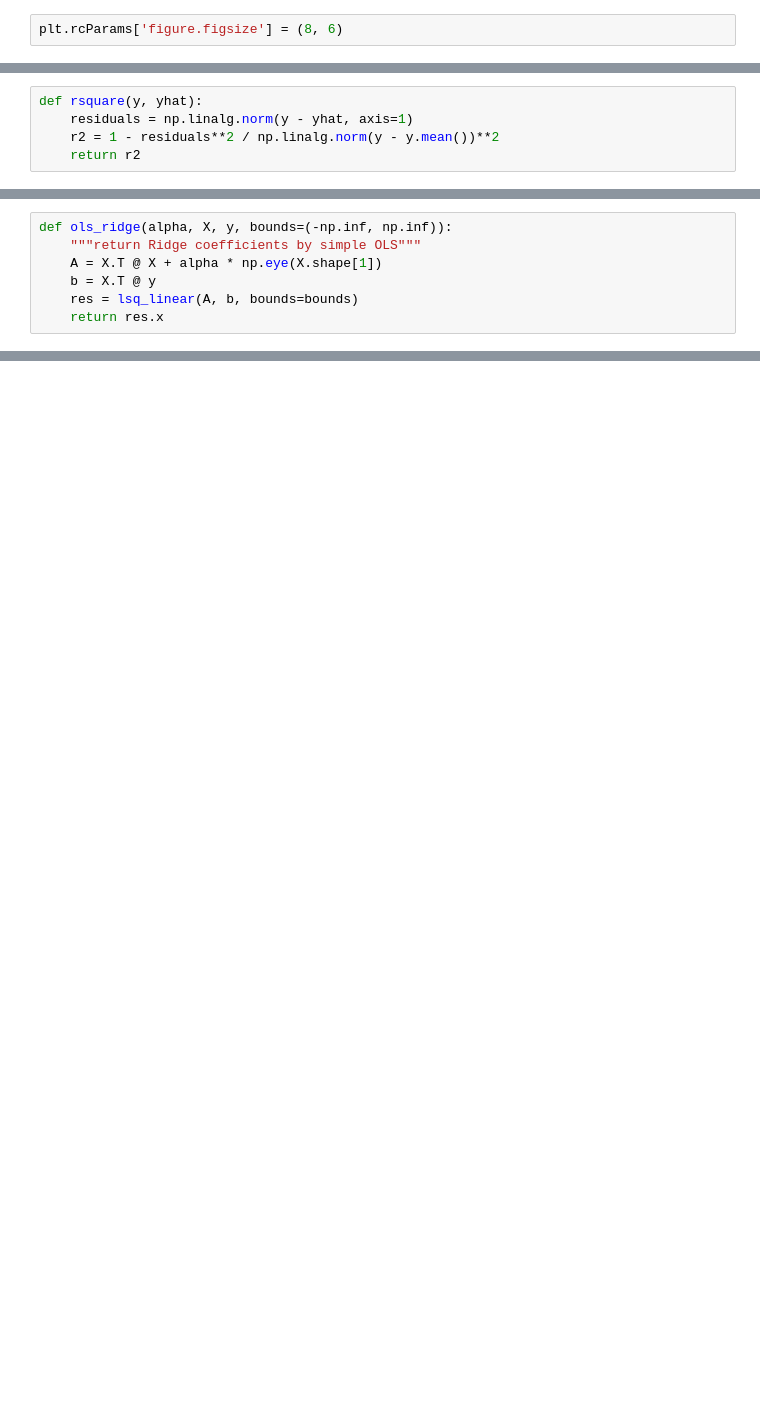
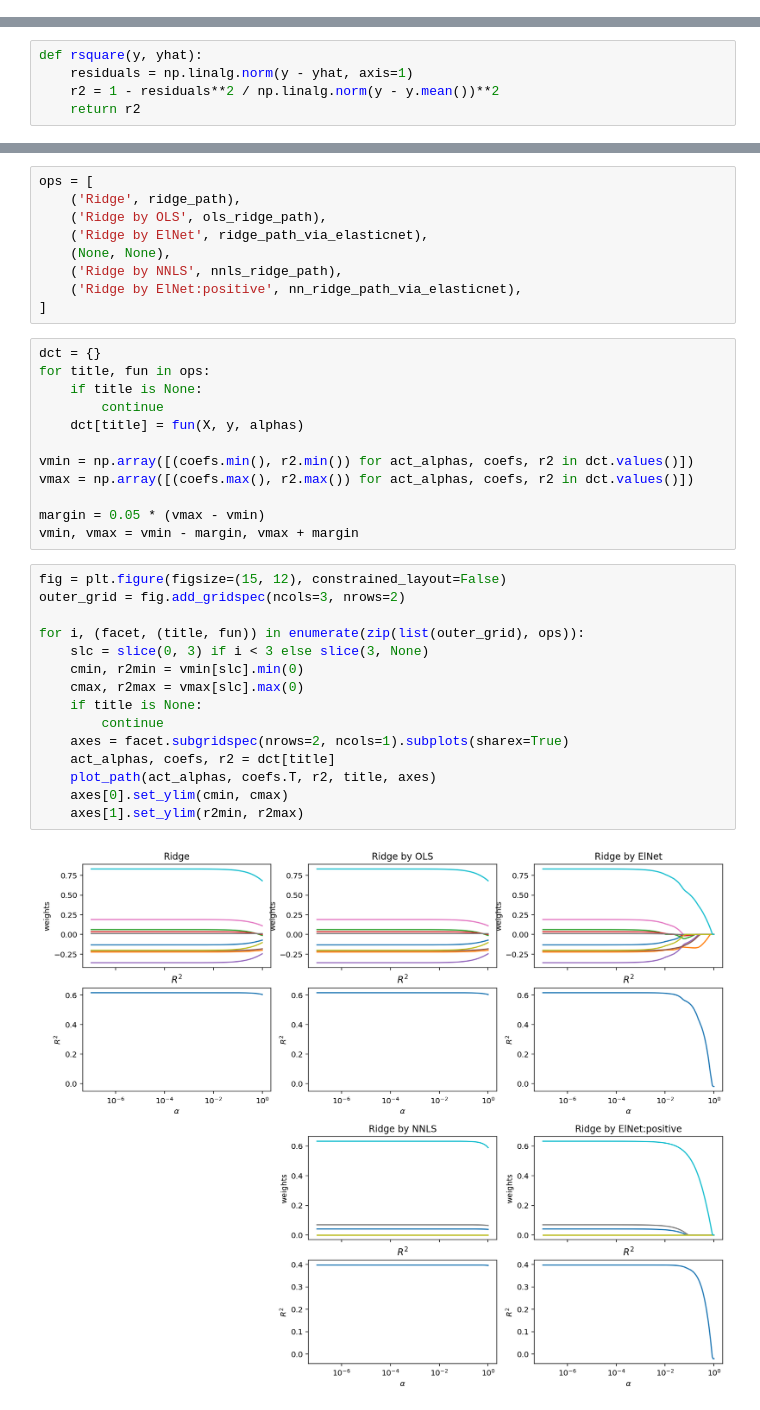
Before and after one commit to pdemarti/notebooks, a Jupyter notebook: nn-ridge.ipynb, the cells around one changed output, grey strips where cells are left out. Saved outputs shown, nothing was run; the diff lists cells and outputs as text; blank space fills up the shorter version.

Commit message:
fix issue with nn_ridge; group plots for easier comparison

```diff
--- a/nn-ridge.ipynb
+++ b/nn-ridge.ipynb
@@ -13,2 +10,0 @@ from scipy.optimize import nnls, lsq_linear
-# %%
-plt.rcParams['figure.figsize'] = (8, 6)
@@ -86,7 +38,0 @@ plot_path(act_alphas, coefs.T, r2, 'ElasticNet path with no Lasso (only Ridge),
-# %%
-def ols_ridge(alpha, X, y, bounds=(-np.inf, np.inf)):
-    """return Ridge coefficients by simple OLS"""
-    A = X.T @ X + alpha * np.eye(X.shape[1])
-    b = X.T @ y
-    res = lsq_linear(A, b, bounds=bounds)
-    return res.x
@@ -128,0 +120,38 @@ plot_path(alphas, coefs.T, r2, 'Non-negative Ridge via NNLS')
+# %%
+ops = [
+    ('Ridge', ridge_path),
+    ('Ridge by OLS', ols_ridge_path),
+    ('Ridge by ElNet', ridge_path_via_elasticnet),
+    (None, None),
+    ('Ridge by NNLS', nnls_ridge_path),
+    ('Ridge by ElNet:positive', nn_ridge_path_via_elasticnet),
+]
+# %%
+dct = {}
+for title, fun in ops:
+    if title is None:
+        continue
+    dct[title] = fun(X, y, alphas)
+
+vmin = np.array([(coefs.min(), r2.min()) for act_alphas, coefs, r2 in dct.values()])
+vmax = np.array([(coefs.max(), r2.max()) for act_alphas, coefs, r2 in dct.values()])
+
+margin = 0.05 * (vmax - vmin)
+vmin, vmax = vmin - margin, vmax + margin
+# %%
+fig = plt.figure(figsize=(15, 12), constrained_layout=False)
+outer_grid = fig.add_gridspec(ncols=3, nrows=2)
+
+for i, (facet, (title, fun)) in enumerate(zip(list(outer_grid), ops)):
+    slc = slice(0, 3) if i < 3 else slice(3, None)
+    cmin, r2min = vmin[slc].min(0)
+    cmax, r2max = vmax[slc].max(0)
+    if title is None:
+        continue
+    axes = facet.subgridspec(nrows=2, ncols=1).subplots(sharex=True)
+    act_alphas, coefs, r2 = dct[title]
+    plot_path(act_alphas, coefs.T, r2, title, axes)
+    axes[0].set_ylim(cmin, cmax)
+    axes[1].set_ylim(r2min, r2max)
+# %% [output]
+[figure, added]
```
Also changed, not shown: parts of 16 cells of this notebook.
